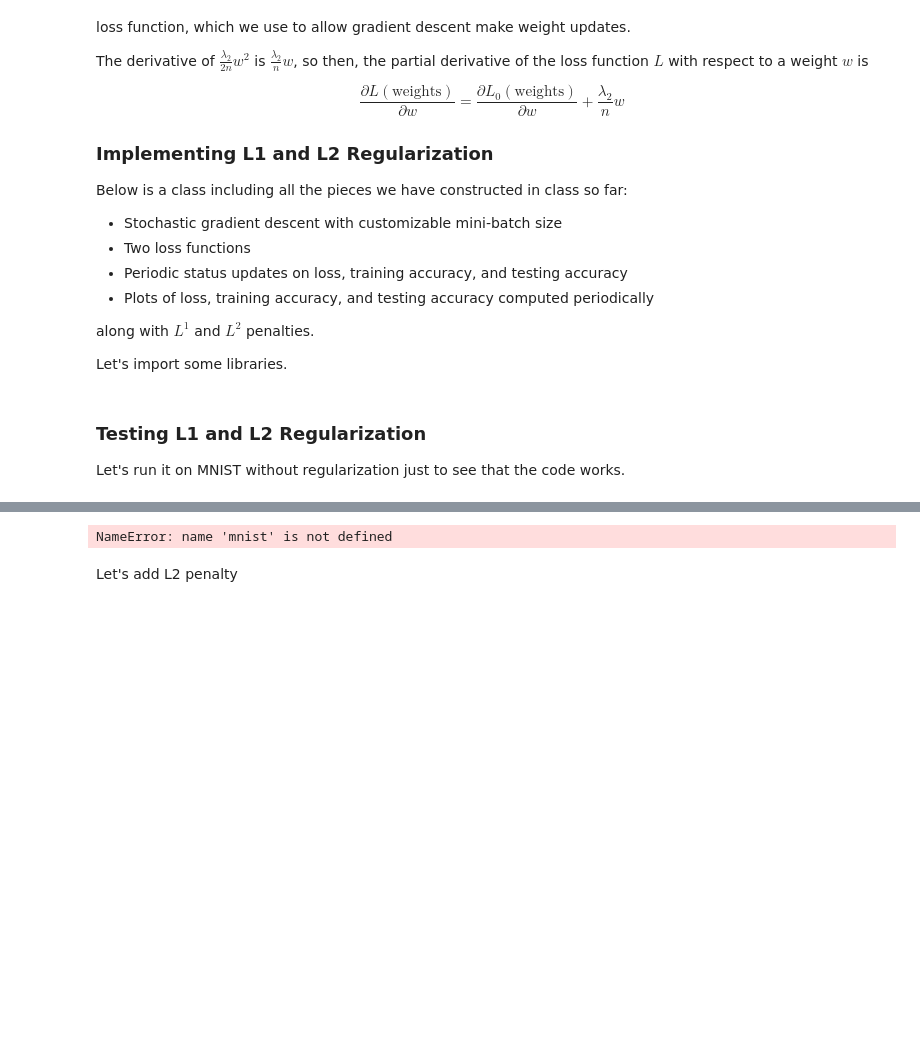
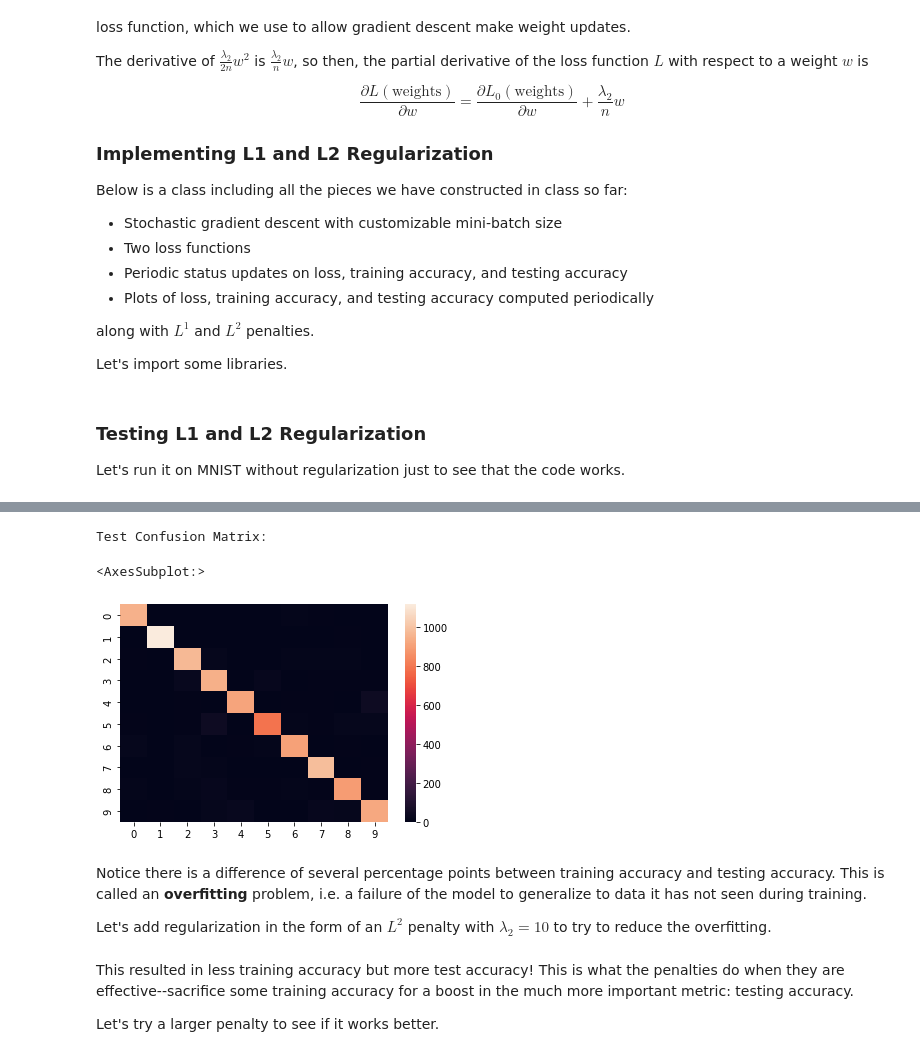
Before and after one commit to rtwhite1546/Fall-2021-Neural-Networks, a Jupyter notebook: Week-5-Regularization-Convergence/Week5.ipynb, the cells around one changed output, grey strips where cells are left out. Drawn from its saved outputs; the diff is of its cells as text; code cells hidden in the pictures; blank space fills up the shorter version.

```diff
--- a/Week-5-Regularization-Convergence/Week5.ipynb
+++ b/Week-5-Regularization-Convergence/Week5.ipynb
@@ -321,3 +344,14 @@ print(classification_report(testY, predictedY))
+# %%
+print('Test Confusion Matrix:')
+sn.heatmap(confusion_matrix(testY, predictedY))
+# %% [output]
+Test Confusion Matrix:
+<AxesSubplot:>
+[figure, added]
+# %% [markdown]
+Notice there is a difference of several percentage points between training accuracy and testing accuracy. This is called an **overfitting** problem, i.e. a failure of the model to generalize to data it has not seen during training.
+
+Let's add regularization in the form of an $L^2$ penalty with $\lambda_2=10$ to try to reduce the overfitting.
 # %%
 # load the full MNIST dataset: both data and labels
 ((trainX, trainY), (testX, testY)) = mnist.load_data()
@@ -331,8 +365,8 @@ trainX = trainX.reshape([60000, 28*28])
 testX = testX.reshape([10000, 28*28])
 
 # fit the model to the training data
-model = FeedforwardNeuralNetwork([784, 32, 16, 10], 0.05, 0.0, 0.0, 32, 'cross-entropy')
-model.fit(trainX, trainY, testX, testY, 200, 1)
+model = FeedforwardNeuralNetwork([784, 16, 16, 10], 0.05, 0.0, 10.0, 32, 'cross-entropy')
+model.fit(trainX, trainY, testX, testY, 100, 1)
 
 print("Test set accuracy")
 testY = to_categorical(testY)
@@ -341,10 +375,10 @@ predictedY = predictedY.argmax(axis=1)
 
 testY = testY.argmax(axis=1)
 print(classification_report(testY, predictedY))
-# %% [output]
-NameError: name 'mnist' is not defined
-# %% [markdown]
-Let's add L2 penalty
+# %% [markdown]
+This resulted in less training accuracy but more test accuracy! This is what the penalties do when they are effective--sacrifice some training accuracy for a boost in the much more important metric: testing accuracy.
+
+Let's try a larger penalty to see if it works better.
 # %%
 # load the full MNIST dataset: both data and labels
 ((trainX, trainY), (testX, testY)) = mnist.load_data()
```
Also changed, not shown: parts of 12 cells of this notebook, 2 other files.
